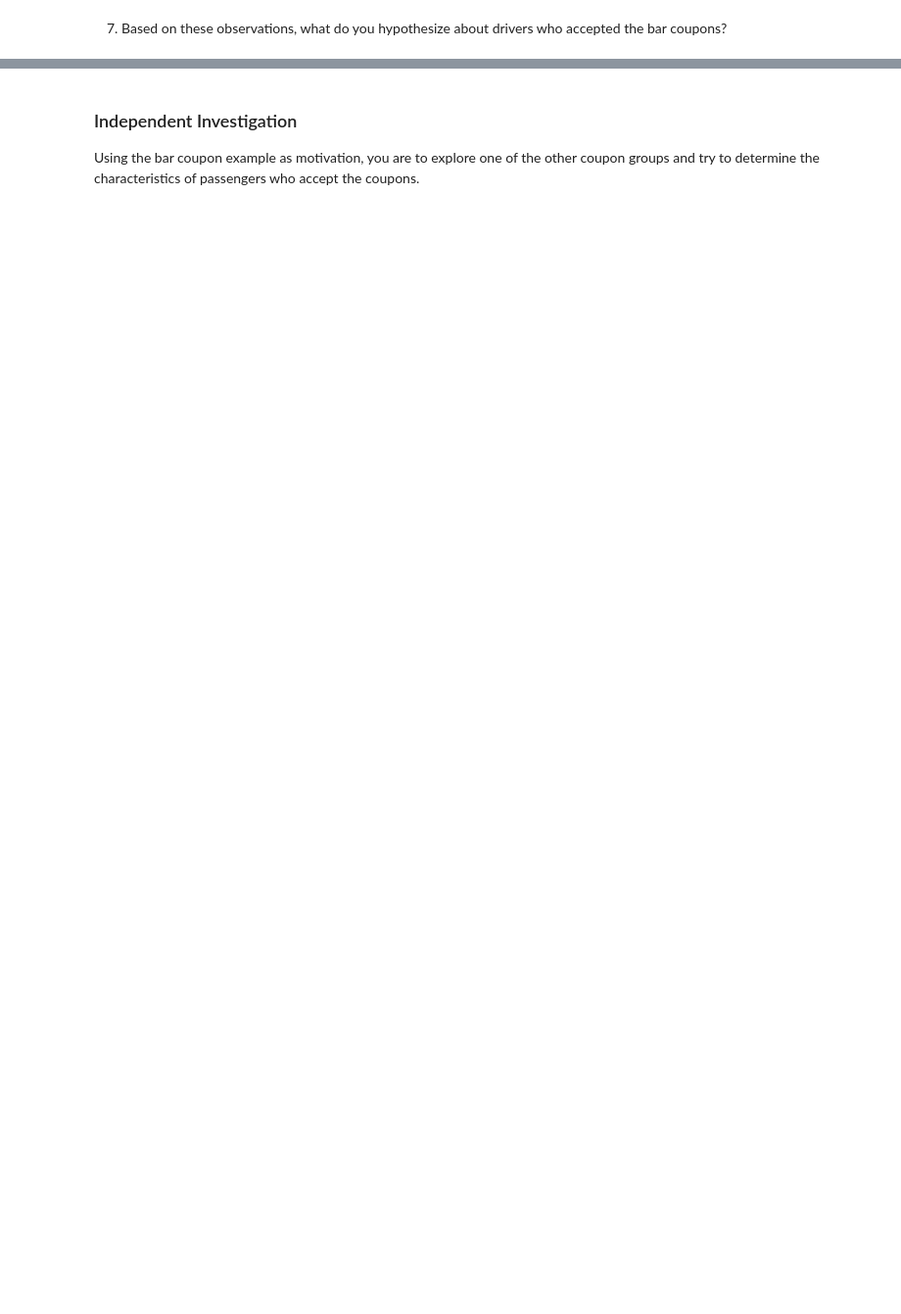
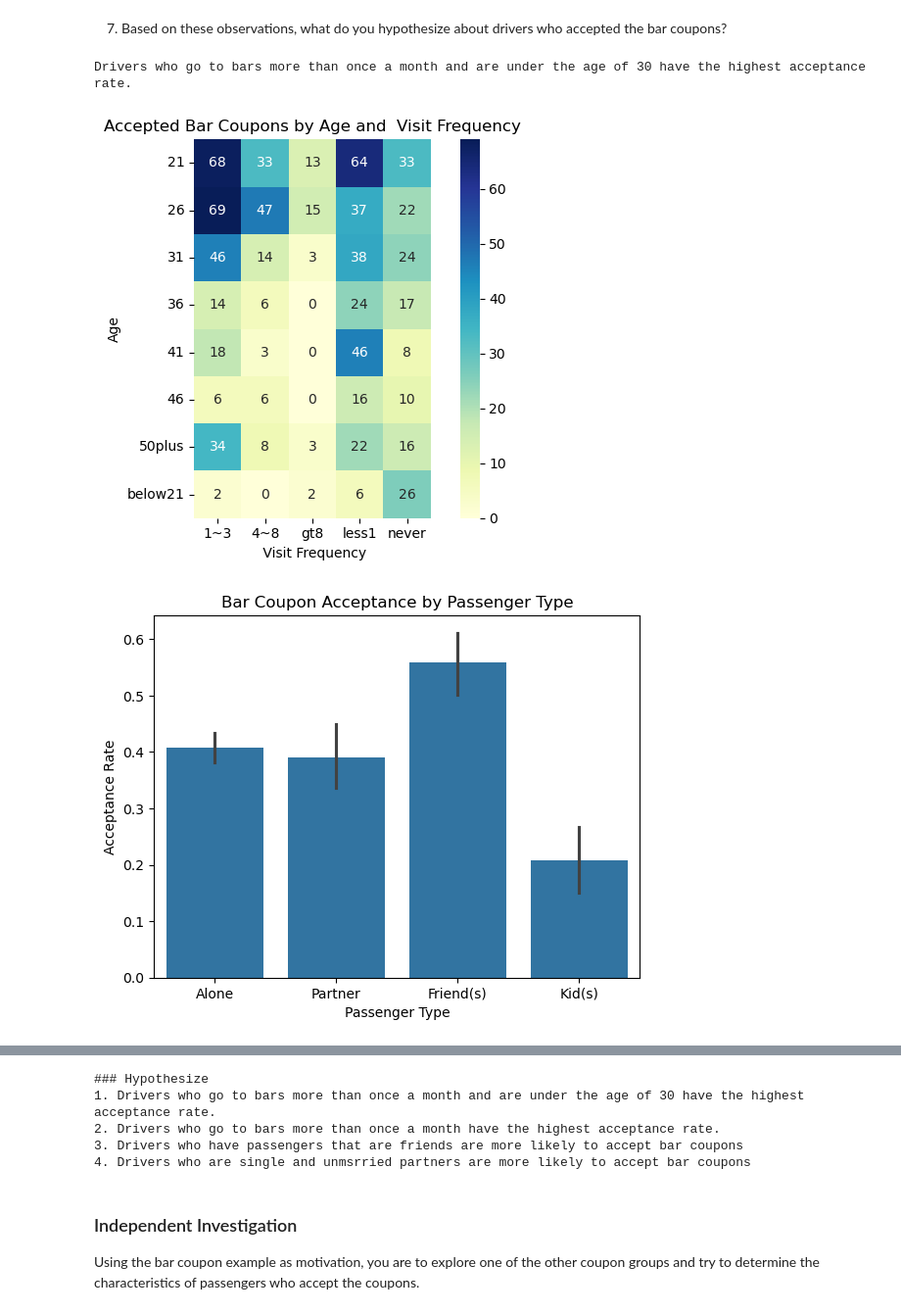
Before and after one commit to kiranal/Assignment_5_1, a Jupyter notebook: prompt.ipynb, the cells around one changed output, grey strips where cells are left out. Shown at 98% size. Drawn from its saved outputs; the diff is of its cells as text; code cells hidden in the pictures; blank space fills up the shorter version.

```diff
--- a/prompt.ipynb
+++ b/prompt.ipynb
@@ -94,3 +177,6 @@ data.head()
 Now, we will lead you through an exploration of just the bar related coupons.
 
 1. Create a new `DataFrame` that contains just the bar coupons.
+# %%
+bar_coupons = clean_data[clean_data['coupon'] == 'Bar']
+bar_coupons.head()
@@ -111,2 +367,71 @@ Now, we will lead you through an exploration of just the bar related coupons.
 # %% [markdown]
 7.  Based on these observations, what do you hypothesize about drivers who accepted the bar coupons?
+# %%
+max_acceptance_rate = max(acceptance_groupA, acceptance_groupB, acceptance_groupC, acceptance_groupD, acceptance_groupE, acceptance_groupF, acceptance_groupG)
+if max_acceptance_rate == acceptance_groupA:
+    print("Drivers who go to bars more than once a month and are over 25 have a higher acceptance rate.")
+elif max_acceptance_rate == acceptance_groupB:
+    print("Drivers who go to bars more than once a month and are over 25 have a higher acceptance rate.")
+elif max_acceptance_rate == acceptance_groupC:
+    print("Drivers who go to bars more than once a month,  passengers are not kids, and occupations other than farming, fishing, or forestry have a higher acceptance rate.")
+elif max_acceptance_rate == acceptance_groupD:
+    print("Drivers who go to bars more than once a month,  passengers are not kids, and occupations other than farming, fishing, or forestry have a lower acceptance rate.")
+elif max_acceptance_rate == acceptance_groupE:
+    print("Drivers who go to bars more than once a month, passengers arenot kids, and are not widowed have the highest acceptance rate.")
+elif max_acceptance_rate == acceptance_groupF:
+    print("Drivers who go to bars more than once a month and are under the age of 30 have the highest acceptance rate.")
+else:
+    print("Drivers who go to cheap restaurants more than 4 times a month and income is less than 50K have the highest acceptance rate.")
+
+# Create a crosstab of bar frequency vs age group for accepted coupons
+cross_tab = pd.crosstab(
+    index=bar_coupons[bar_coupons['Y'] == 1]['age'],
+    columns=bar_coupons[bar_coupons['Y'] == 1]['Bar']
+)
+
+#heat map for age & freq of visit patterns for accepting bar coupons
+sns.heatmap(cross_tab, annot=True, cmap='YlGnBu', square=True)
+plt.title('Accepted Bar Coupons by Age and  Visit Frequency')
+plt.xlabel(' Visit Frequency')
+plt.ylabel('Age')
+plt.tight_layout()
+plt.savefig('.//Images/AgeAndFreq.png')
+plt.show()
+
+# bar plot for passanger type
+sns.barplot(data=bar_coupons, x='passanger', y='Y', order=['Alone', 'Partner', 'Friend(s)', 'Kid(s)'])
+plt.title('Bar Coupon Acceptance by Passenger Type')
+plt.xlabel('Passenger Type')
+plt.ylabel('Acceptance Rate')
+plt.savefig('.//Images/PassangerType.png')
+plt.show()
+
+#group bar plot for occupation
+sns.barplot(data=bar_coupons, y='occupation', x='Y',  orient='h')
+plt.title('Bar Coupon Acceptance Rate by Occupation')
+plt.xlabel('Acceptance Rate')
+plt.ylabel('Occupation')
+plt.savefig('.//Images/Occupation.png')
+plt.show()
+
+
+#group bar plot for marital status
+
+sns.barplot(data=bar_coupons, x='maritalStatus', y='Y', estimator=np.mean)
+plt.title('Bar Coupon Acceptance by Marital Status')
+plt.xlabel('Marital Status')
+plt.ylabel('Acceptance Rate')
+plt.xticks(rotation=30)
+plt.savefig('.//Images/MaritalStatus.png')
+plt.show()
+
+print ("### Hypothesize")
+
+print("1. Drivers who go to bars more than once a month and are under the age of 30 have the highest acceptance rate.")
+print("2. Drivers who go to bars more than once a month have the highest acceptance rate.")
+print("3. Drivers who have passengers that are friends are more likely to accept bar coupons")
+print("4. Drivers who are single and unmsrried partners are more likely to accept bar coupons")
+# %% [output]
+Drivers who go to bars more than once a month and are under the age of 30 have the highest acceptance rate.
+[figure, added]
+[figure, added]
@@ -113,3 +440,8 @@ Now, we will lead you through an exploration of just the bar related coupons.
+### Hypothesize
+1. Drivers who go to bars more than once a month and are under the age of 30 have the highest acceptance rate.
+2. Drivers who go to bars more than once a month have the highest acceptance rate.
+3. Drivers who have passengers that are friends are more likely to accept bar coupons
+4. Drivers who are single and unmsrried partners are more likely to accept bar coupons
 # %% [markdown]
 ### Independent Investigation
 
```
Also changed, not shown: parts of 13 cells of this notebook, 5 other files.
